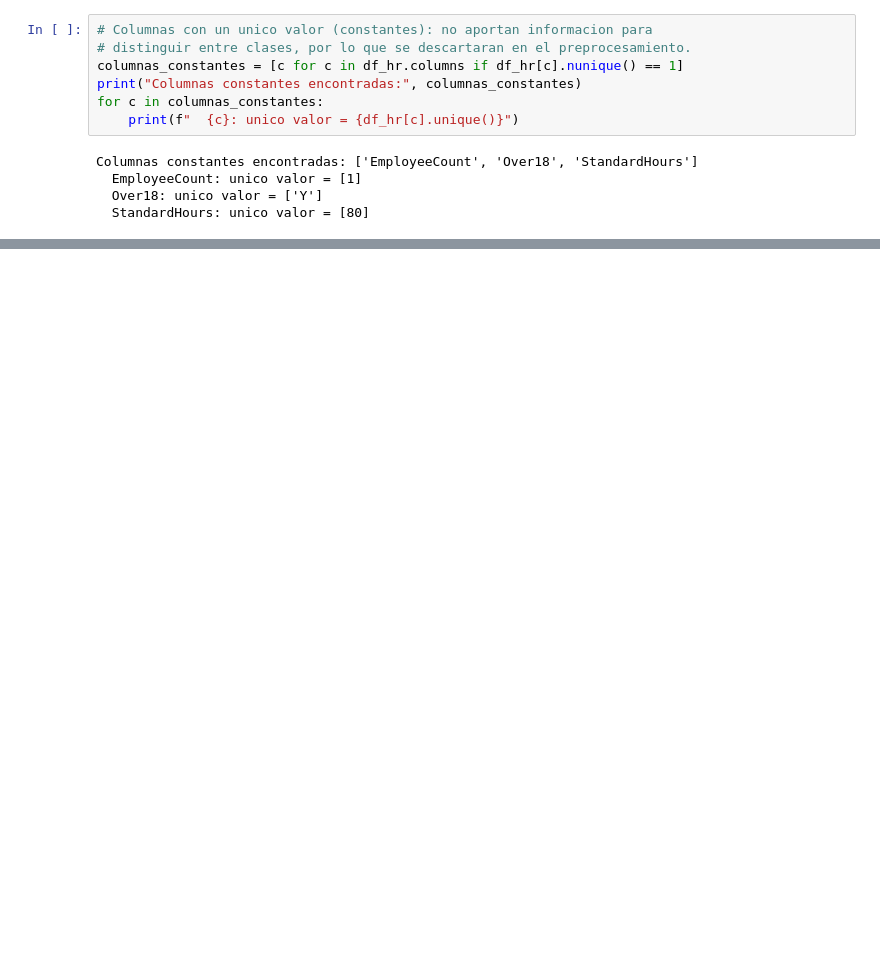
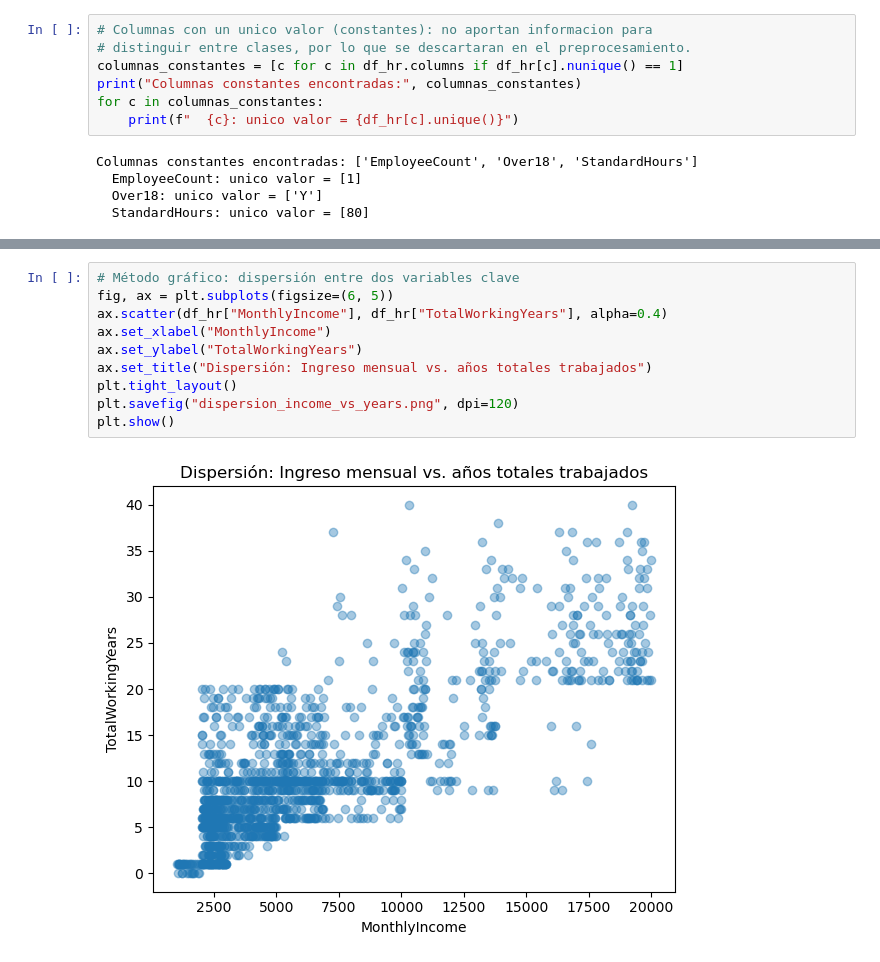
Before and after one commit to TiagoV69/analisis-datos-evento2-grupo7, a Jupyter notebook: 02_eda/02_eda_hr.ipynb, the cells around one changed output, grey strips where cells are left out. Drawn from its saved outputs; the diff is of its cells as text; blank space fills up the shorter version.

```diff
--- a/02_eda/02_eda_hr.ipynb
+++ b/02_eda/02_eda_hr.ipynb
@@ -58,0 +124,12 @@ Columnas constantes encontradas: ['EmployeeCount', 'Over18', 'StandardHours']
+# %%
+# Método gráfico: dispersión entre dos variables clave
+fig, ax = plt.subplots(figsize=(6, 5))
+ax.scatter(df_hr["MonthlyIncome"], df_hr["TotalWorkingYears"], alpha=0.4)
+ax.set_xlabel("MonthlyIncome")
+ax.set_ylabel("TotalWorkingYears")
+ax.set_title("Dispersión: Ingreso mensual vs. años totales trabajados")
+plt.tight_layout()
+plt.savefig("dispersion_income_vs_years.png", dpi=120)
+plt.show()
+# %% [output]
+[figure, added]
```
Also changed, not shown: parts of 8 cells of this notebook, 2 other files.
